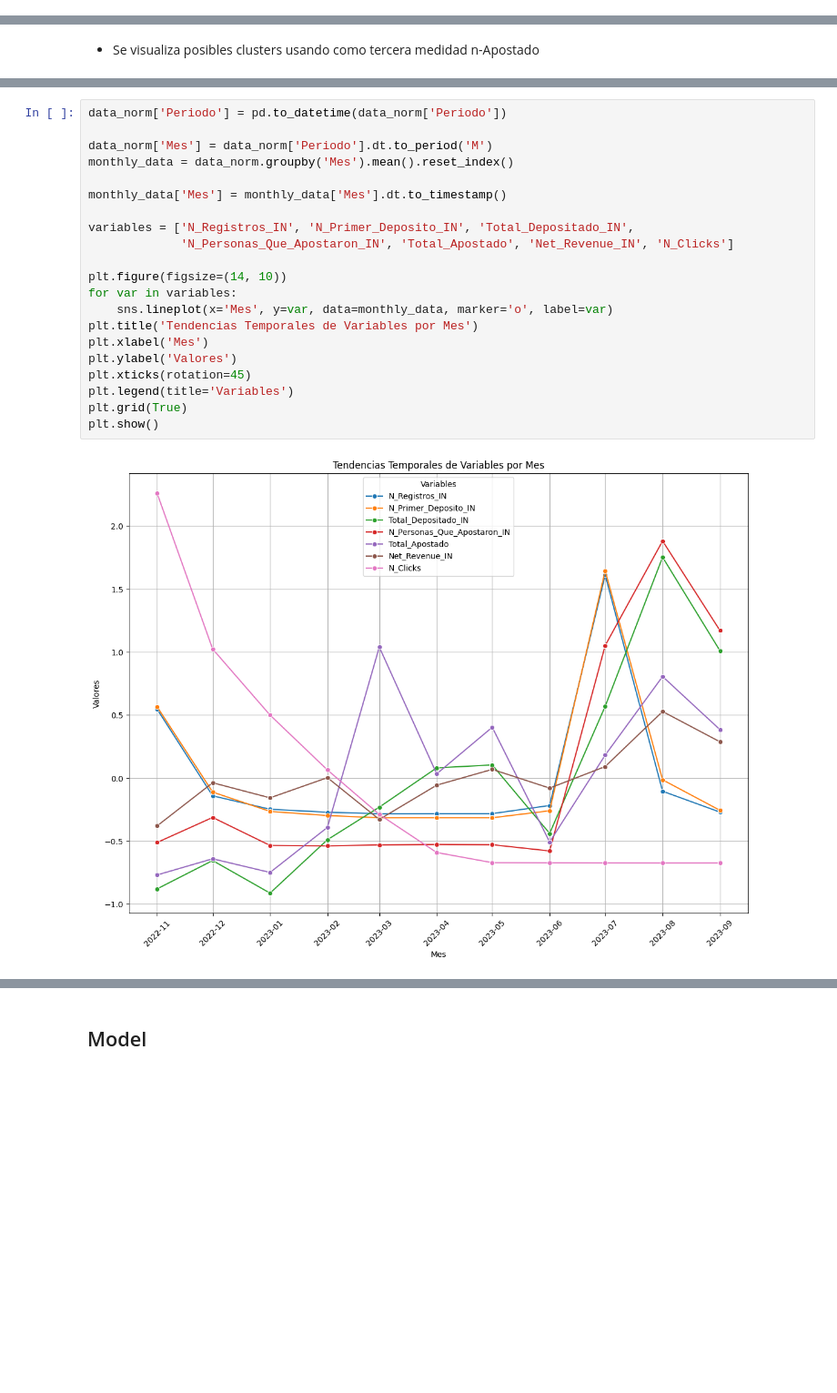
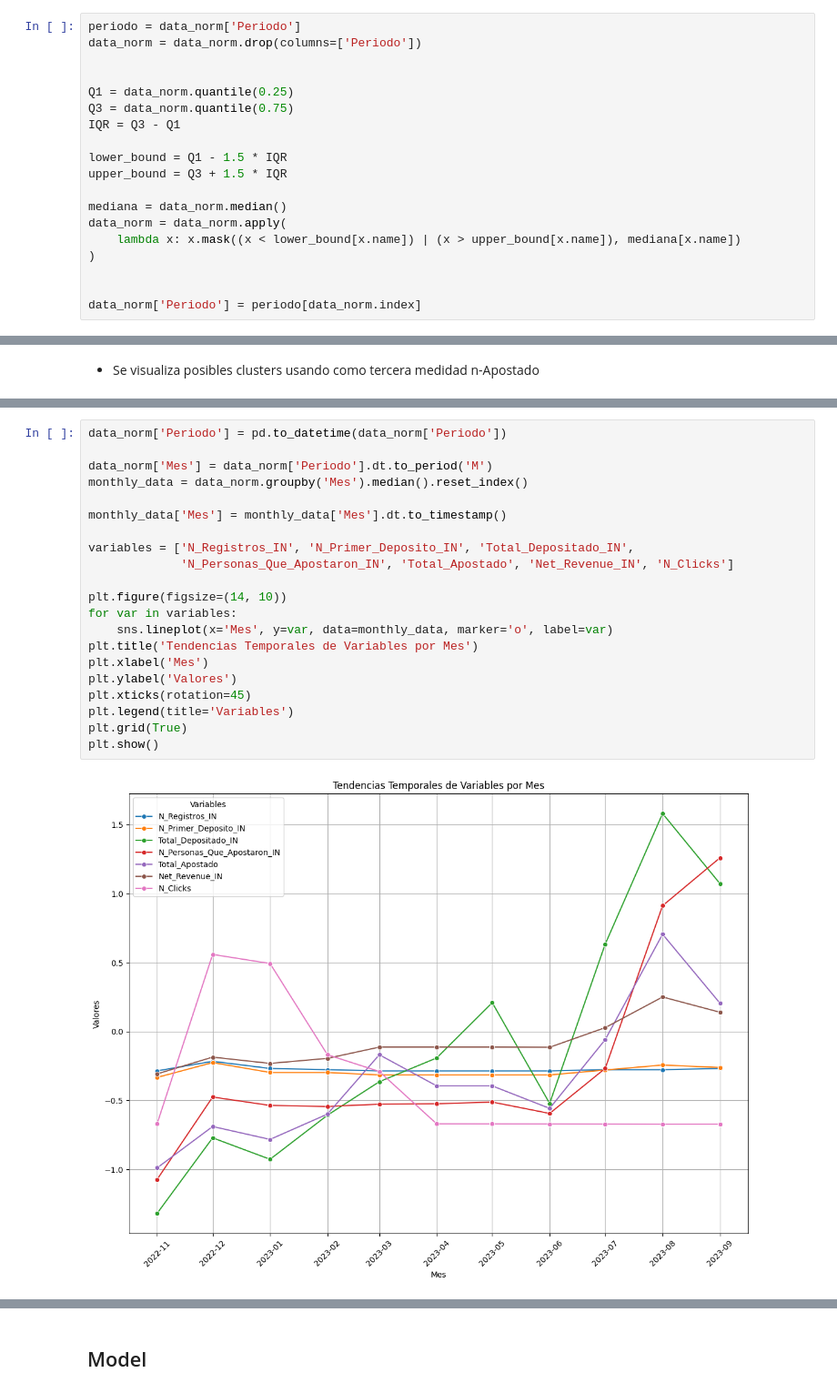
Before and after one commit to JuanParraG/datare, a Jupyter notebook: code.ipynb, the cells around one changed output, grey strips where cells are left out. Shown at 91% size. Drawn from its saved outputs; the diff is of its cells as text; blank space fills up the shorter version.

```diff
--- a/code.ipynb
+++ b/code.ipynb
@@ -436,3 +434,22 @@ FROM data_norm """).head(20)
+# %%
+periodo = data_norm['Periodo']
+data_norm = data_norm.drop(columns=['Periodo'])
+
+
+Q1 = data_norm.quantile(0.25)
+Q3 = data_norm.quantile(0.75)
+IQR = Q3 - Q1
+
+lower_bound = Q1 - 1.5 * IQR
+upper_bound = Q3 + 1.5 * IQR
+
+mediana = data_norm.median()
+data_norm = data_norm.apply(
+    lambda x: x.mask((x < lower_bound[x.name]) | (x > upper_bound[x.name]), mediana[x.name])
+)
+
+
+data_norm['Periodo'] = periodo[data_norm.index]
 # %%
 data_norm.describe()
 # %% [output]
@@ -491,25 +525,25 @@ sns.pairplot(data_norm, hue="Total_Apostado",corner=True,palette="Spectral")
 # %%
 data_norm['Periodo'] = pd.to_datetime(data_norm['Periodo'])
 
 data_norm['Mes'] = data_norm['Periodo'].dt.to_period('M')
-monthly_data = data_norm.groupby('Mes').mean().reset_index()
+monthly_data = data_norm.groupby('Mes').median().reset_index()
 
 monthly_data['Mes'] = monthly_data['Mes'].dt.to_timestamp()
 
 variables = ['N_Registros_IN', 'N_Primer_Deposito_IN', 'Total_Depositado_IN',
              'N_Personas_Que_Apostaron_IN', 'Total_Apostado', 'Net_Revenue_IN', 'N_Clicks']
 
 plt.figure(figsize=(14, 10))
 for var in variables:
     sns.lineplot(x='Mes', y=var, data=monthly_data, marker='o', label=var)
 plt.title('Tendencias Temporales de Variables por Mes')
 plt.xlabel('Mes')
 plt.ylabel('Valores')
 plt.xticks(rotation=45)
 plt.legend(title='Variables')
 plt.grid(True)
 plt.show()
 # %% [output]
-[figure, old version]
+[figure, new version]
 # %% [markdown]
 <ul>
```
Also changed, not shown: parts of 62 cells of this notebook, 1 other file.
